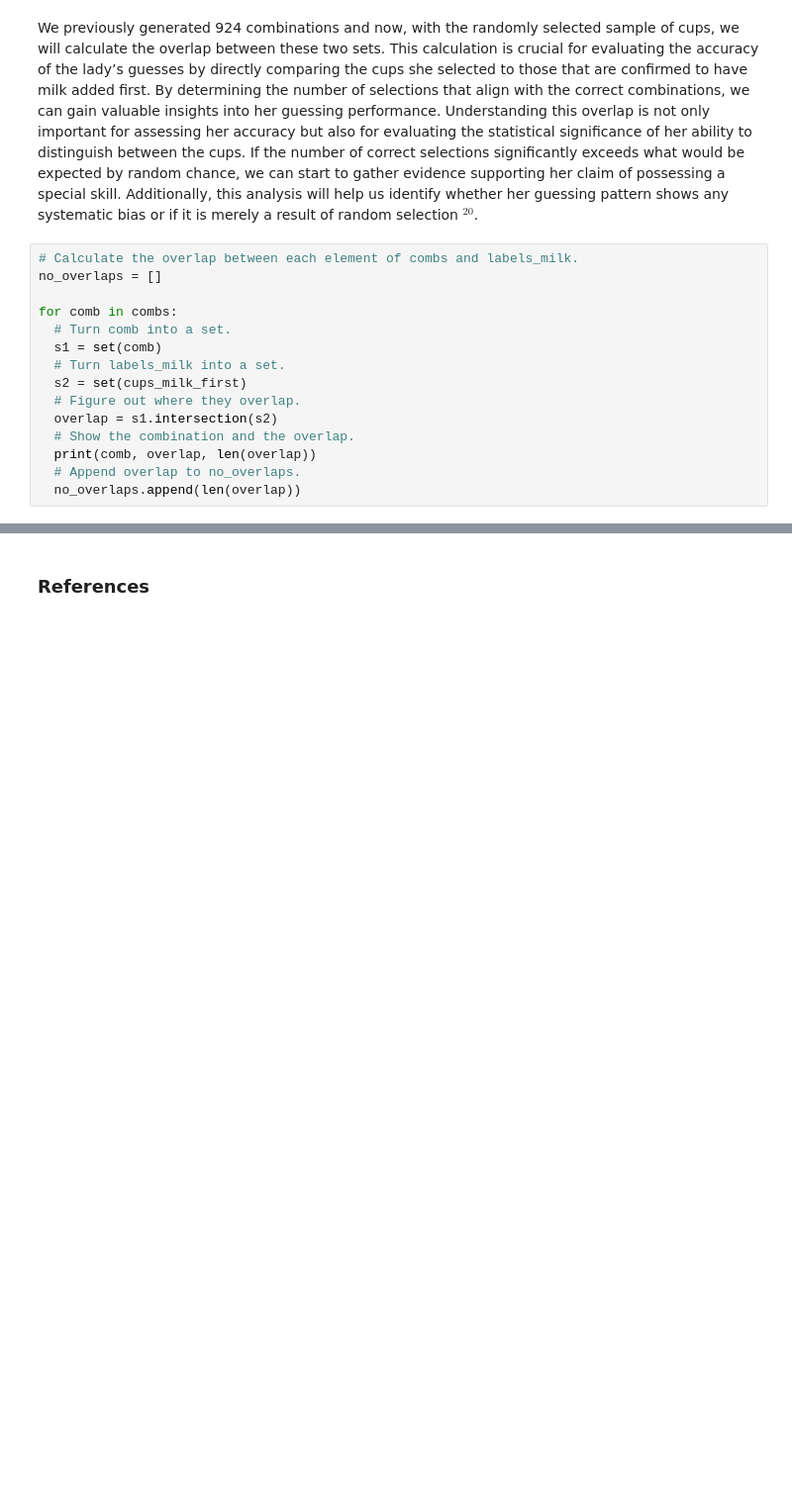
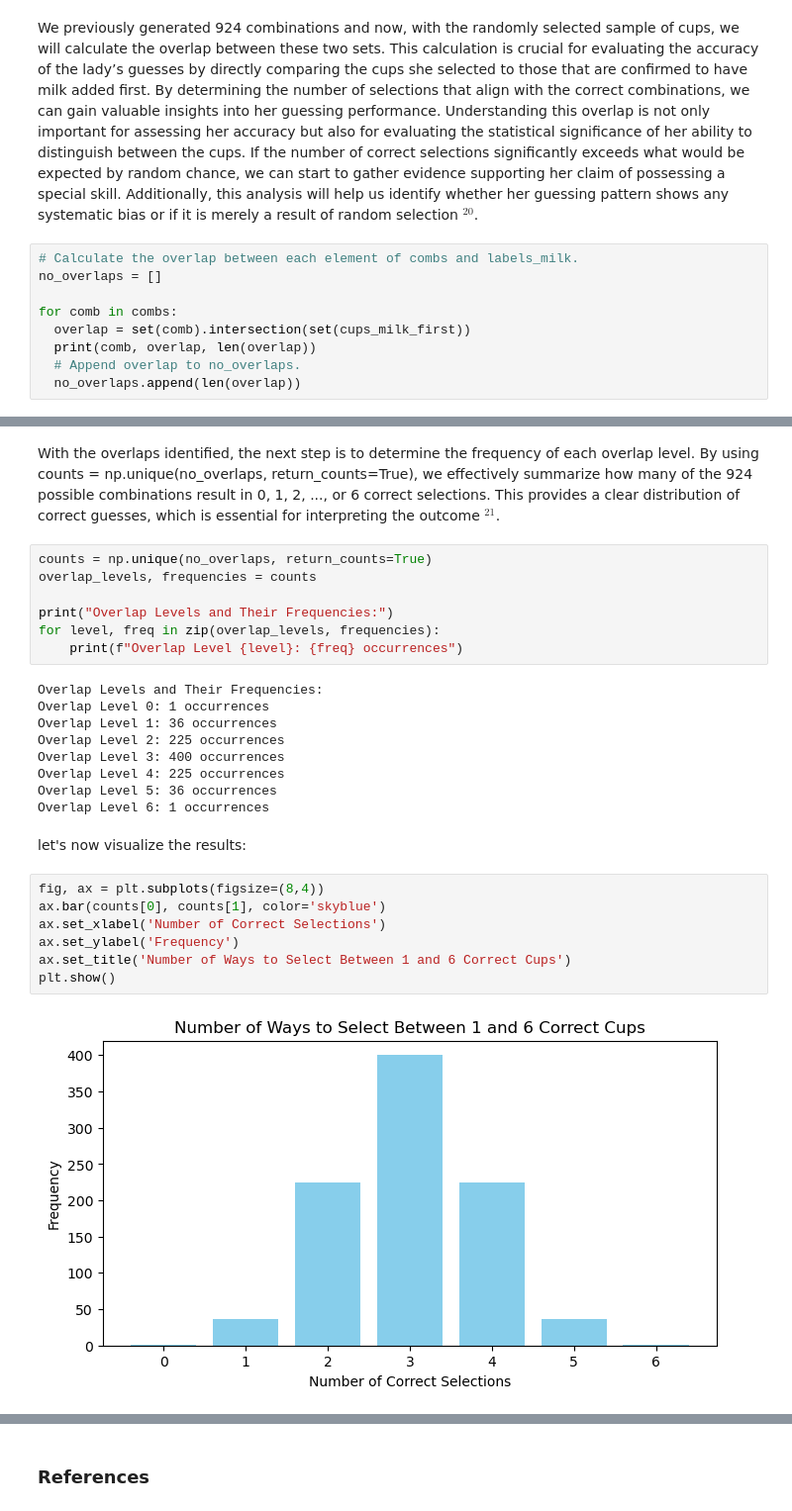
Before and after one commit to C-3sc0/applied_statistics, a Jupyter notebook: tasks.ipynb, the cells around one changed output, grey strips where cells are left out. Shown at 99% size. Drawn from its saved outputs; the diff is of its cells as text; blank space fills up the shorter version.

```diff
--- a/tasks.ipynb
+++ b/tasks.ipynb
@@ -200,13 +202,7 @@ We previously generated 924 combinations and now, with the randomly selected sam
 no_overlaps = []
 
 for comb in combs:
-  # Turn comb into a set.
-  s1 = set(comb)
-  # Turn labels_milk into a set.
-  s2 = set(cups_milk_first)
-  # Figure out where they overlap.
-  overlap = s1.intersection(s2)
-  # Show the combination and the overlap.
+  overlap = set(comb).intersection(set(cups_milk_first))
   print(comb, overlap, len(overlap))
   # Append overlap to no_overlaps.
   no_overlaps.append(len(overlap))
@@ -230,0 +227,29 @@ for comb in combs:
+# %% [markdown]
+With the overlaps identified, the next step is to determine the frequency of each overlap level. By using counts = np.unique(no_overlaps, return_counts=True), we effectively summarize how many of the 924 possible combinations result in 0, 1, 2, ..., or 6 correct selections. This provides a clear distribution of correct guesses, which is essential for interpreting the outcome **$^{21}$**.
+# %%
+counts = np.unique(no_overlaps, return_counts=True)
+overlap_levels, frequencies = counts
+
+print("Overlap Levels and Their Frequencies:")
+for level, freq in zip(overlap_levels, frequencies):
+    print(f"Overlap Level {level}: {freq} occurrences")
+# %% [output]
+Overlap Levels and Their Frequencies:
+Overlap Level 0: 1 occurrences
+Overlap Level 1: 36 occurrences
+Overlap Level 2: 225 occurrences
+Overlap Level 3: 400 occurrences
+Overlap Level 4: 225 occurrences
+Overlap Level 5: 36 occurrences
+Overlap Level 6: 1 occurrences
+# %% [markdown]
+let's now visualize the results:
+# %%
+fig, ax = plt.subplots(figsize=(8,4))
+ax.bar(counts[0], counts[1], color='skyblue')
+ax.set_xlabel('Number of Correct Selections')
+ax.set_ylabel('Frequency')
+ax.set_title('Number of Ways to Select Between 1 and 6 Correct Cups')
+plt.show()
+# %% [output]
+[figure, added]
```
Also changed, not shown: parts of 21 cells of this notebook.
